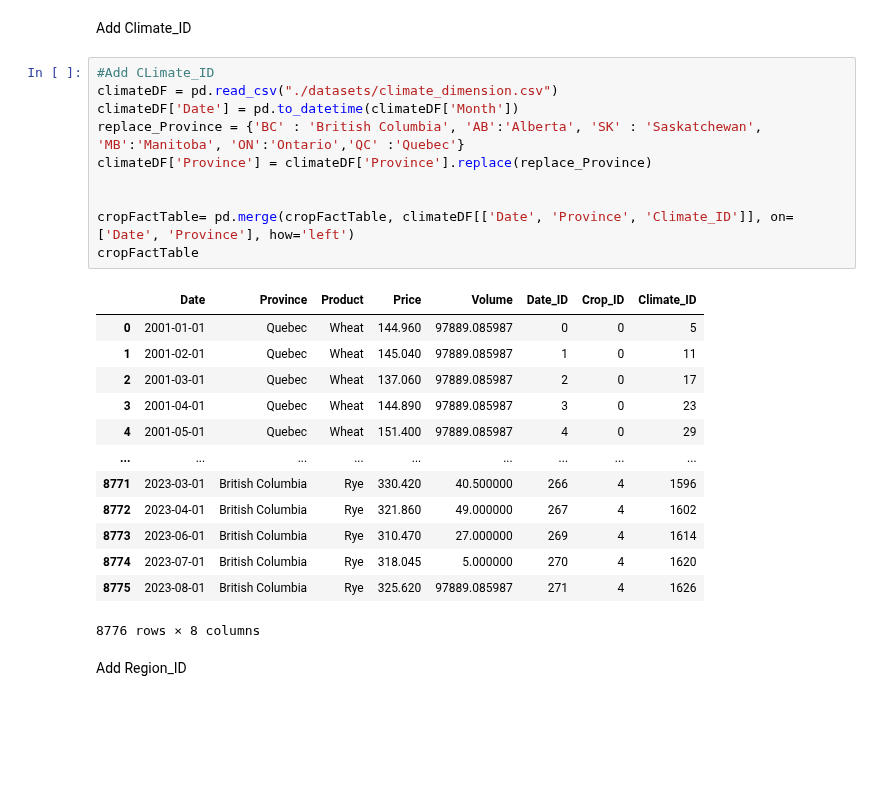
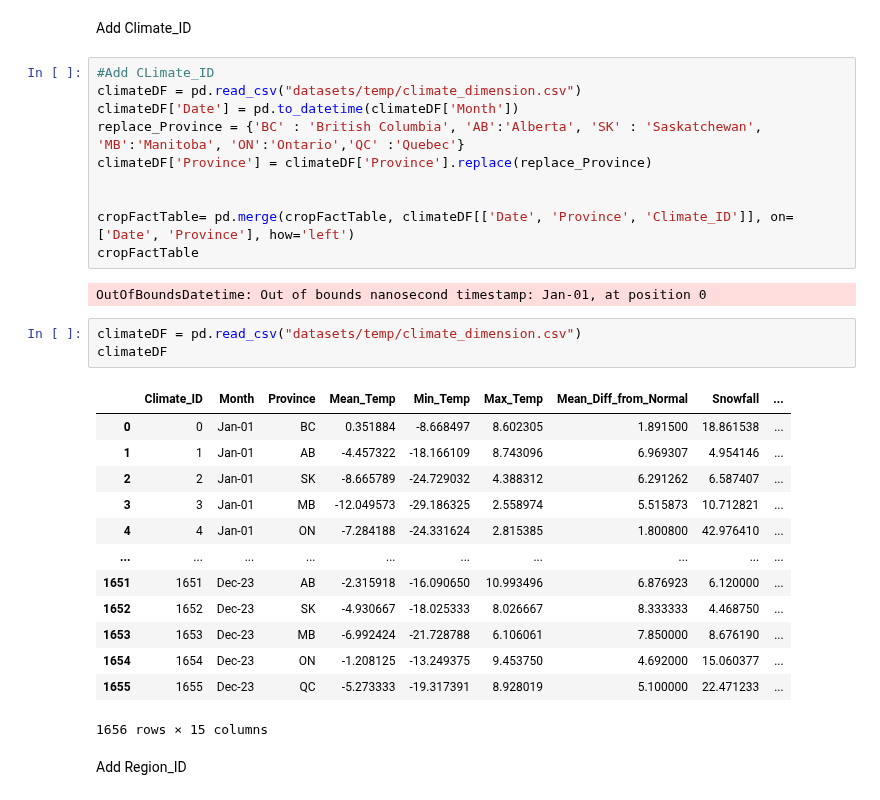
Before and after one commit to Daniel-Dumitrescu/csi4142-project, a Jupyter notebook: CropScript.ipynb, the cells around one changed output. Saved outputs shown, nothing was run; the diff lists cells and outputs as text; blank space fills up the shorter version.

Commit message:
Added temp climate

```diff
--- a/CropScript.ipynb
+++ b/CropScript.ipynb
@@ -324,7 +324,7 @@ cropFactTable
 Add Climate_ID
 # %%
 #Add CLimate_ID
-climateDF = pd.read_csv("./datasets/climate_dimension.csv")
+climateDF = pd.read_csv("datasets/temp/climate_dimension.csv")
 climateDF['Date'] = pd.to_datetime(climateDF['Month'])
 replace_Province = {'BC' : 'British Columbia', 'AB':'Alberta', 'SK' : 'Saskatchewan', 'MB':'Manitoba', 'ON':'Ontario','QC' :'Quebec'}
 climateDF['Province'] = climateDF['Province'].replace(replace_Province)
@@ -333,19 +333,24 @@ climateDF['Province'] = climateDF['Province'].replace(replace_Province)
 cropFactTable= pd.merge(cropFactTable, climateDF[['Date', 'Province', 'Climate_ID']], on=['Date', 'Province'], how='left')
 cropFactTable
 # %% [output]
-|  | Date | Province | Product | Price | Volume | Date_ID | Crop_ID | Climate_ID |
-| 0 | 2001-01-01 | Quebec | Wheat | 144.960 | 97889.085987 | 0 | 0 | 5 |
-| 1 | 2001-02-01 | Quebec | Wheat | 145.040 | 97889.085987 | 1 | 0 | 11 |
-| 2 | 2001-03-01 | Quebec | Wheat | 137.060 | 97889.085987 | 2 | 0 | 17 |
-| 3 | 2001-04-01 | Quebec | Wheat | 144.890 | 97889.085987 | 3 | 0 | 23 |
-| 4 | 2001-05-01 | Quebec | Wheat | 151.400 | 97889.085987 | 4 | 0 | 29 |
-| ... | ... | ... | ... | ... | ... | ... | ... | ... |
-| 8771 | 2023-03-01 | British Columbia | Rye | 330.420 | 40.500000 | 266 | 4 | 1596 |
-| 8772 | 2023-04-01 | British Columbia | Rye | 321.860 | 49.000000 | 267 | 4 | 1602 |
-| 8773 | 2023-06-01 | British Columbia | Rye | 310.470 | 27.000000 | 269 | 4 | 1614 |
-| 8774 | 2023-07-01 | British Columbia | Rye | 318.045 | 5.000000 | 270 | 4 | 1620 |
-| 8775 | 2023-08-01 | British Columbia | Rye | 325.620 | 97889.085987 | 271 | 4 | 1626 |
-8776 rows × 8 columns
+OutOfBoundsDatetime: Out of bounds nanosecond timestamp: Jan-01, at position 0
+# %%
+climateDF = pd.read_csv("datasets/temp/climate_dimension.csv")
+climateDF
+# %% [output]
+|  | Climate_ID | Month | Province | Mean_Temp | Min_Temp | Max_Temp | Mean_Diff_from_Normal | Snowfall | ... |
+| 0 | 0 | Jan-01 | BC | 0.351884 | -8.668497 | 8.602305 | 1.891500 | 18.861538 | ... |
+| 1 | 1 | Jan-01 | AB | -4.457322 | -18.166109 | 8.743096 | 6.969307 | 4.954146 | ... |
+| 2 | 2 | Jan-01 | SK | -8.665789 | -24.729032 | 4.388312 | 6.291262 | 6.587407 | ... |
+| 3 | 3 | Jan-01 | MB | -12.049573 | -29.186325 | 2.558974 | 5.515873 | 10.712821 | ... |
+| 4 | 4 | Jan-01 | ON | -7.284188 | -24.331624 | 2.815385 | 1.800800 | 42.976410 | ... |
+| ... | ... | ... | ... | ... | ... | ... | ... | ... | ... |
+| 1651 | 1651 | Dec-23 | AB | -2.315918 | -16.090650 | 10.993496 | 6.876923 | 6.120000 | ... |
+| 1652 | 1652 | Dec-23 | SK | -4.930667 | -18.025333 | 8.026667 | 8.333333 | 4.468750 | ... |
+| 1653 | 1653 | Dec-23 | MB | -6.992424 | -21.728788 | 6.106061 | 7.850000 | 8.676190 | ... |
+| 1654 | 1654 | Dec-23 | ON | -1.208125 | -13.249375 | 9.453750 | 4.692000 | 15.060377 | ... |
+| 1655 | 1655 | Dec-23 | QC | -5.273333 | -19.317391 | 8.928019 | 5.100000 | 22.471233 | ... |
+1656 rows × 15 columns
 # %% [markdown]
 Add Region_ID
 # %%
```
Also changed, not shown: 3 other files.
